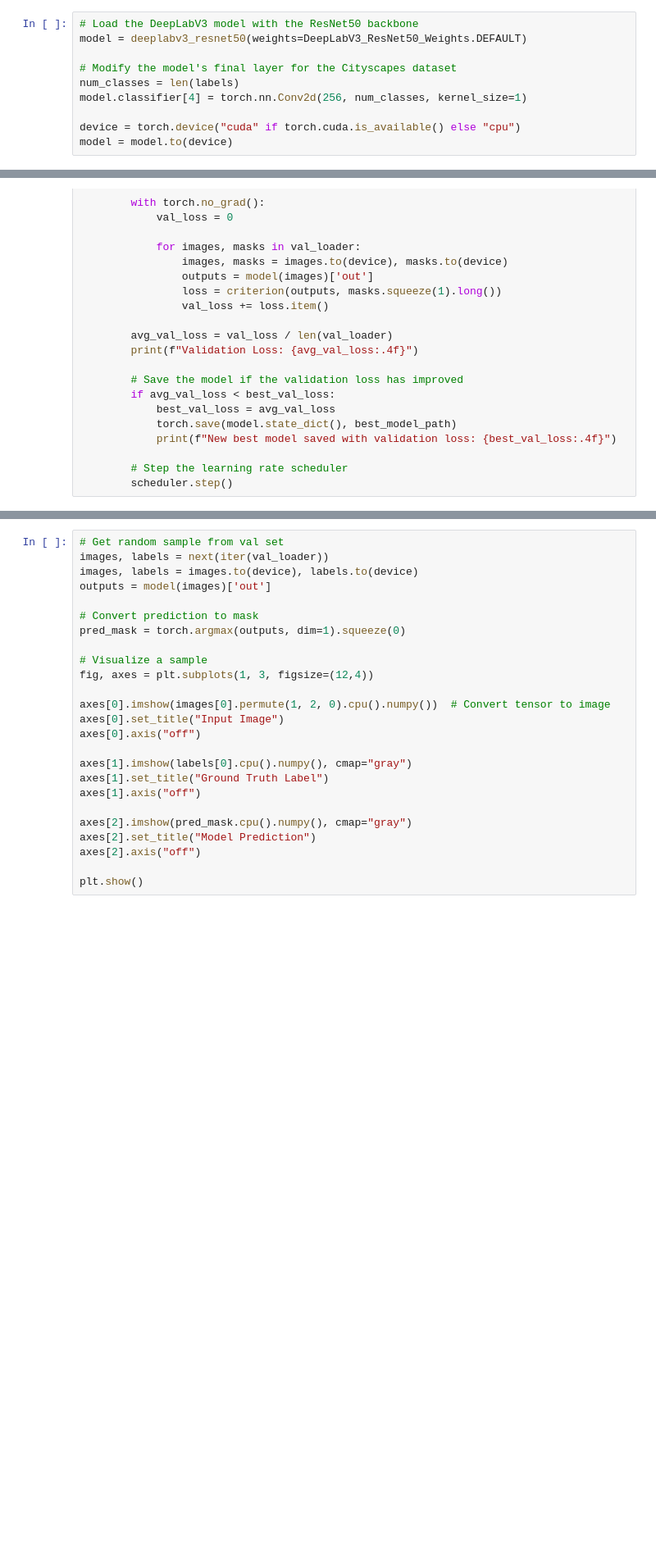
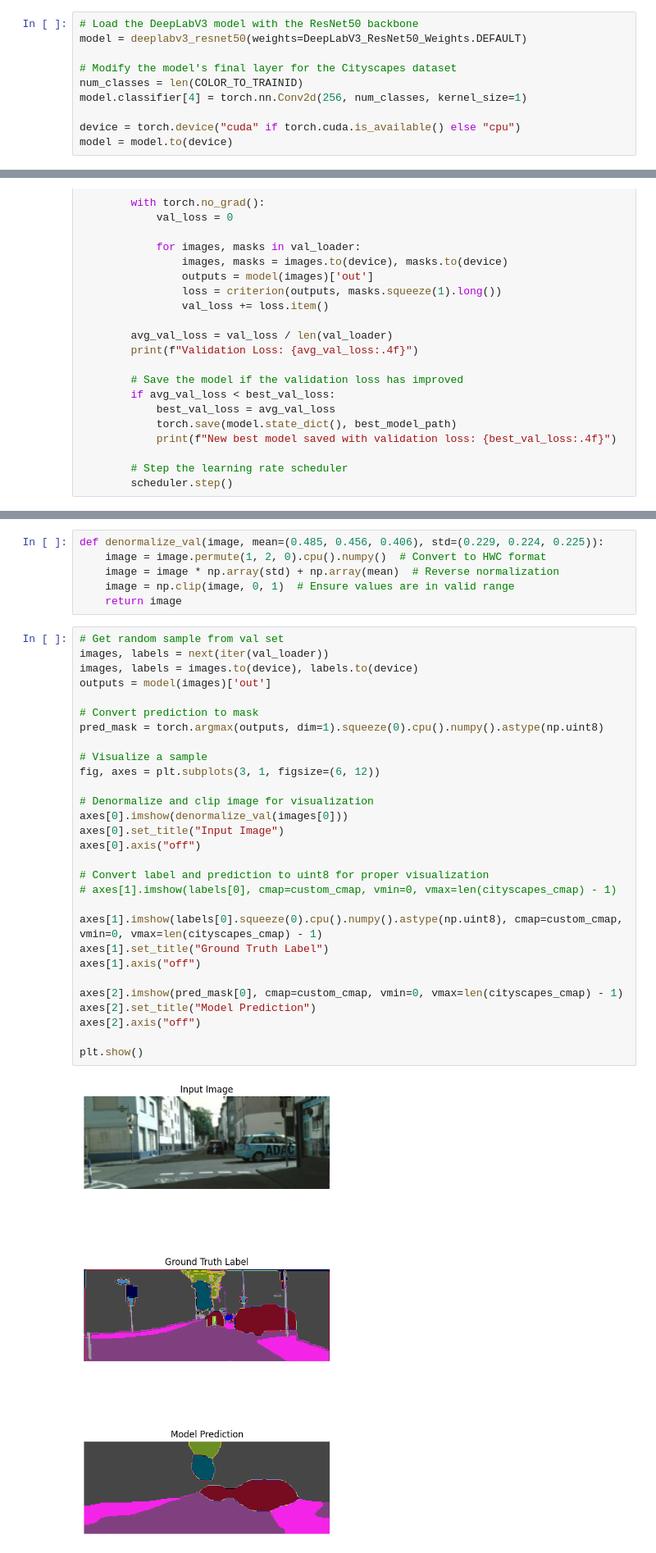
Before and after one commit to abeyyoseph/OtherProjects, a Jupyter notebook: CityscapesSemanticSegmentation/CityscapesSemanticSegmentation.ipynb, the cells around one changed output, grey strips where cells are left out. Shown at 82% size. Cells and saved outputs as stored; diff of their text form; blank space fills up the shorter version.

```diff
--- a/CityscapesSemanticSegmentation/CityscapesSemanticSegmentation.ipynb
+++ b/CityscapesSemanticSegmentation/CityscapesSemanticSegmentation.ipynb
@@ -264,7 +310,7 @@ val_dataset = CityscapesDataset(
 model = deeplabv3_resnet50(weights=DeepLabV3_ResNet50_Weights.DEFAULT)
 
 # Modify the model's final layer for the Cityscapes dataset
-num_classes = len(labels)
+num_classes = len(COLOR_TO_TRAINID)
 model.classifier[4] = torch.nn.Conv2d(256, num_classes, kernel_size=1)
 
 device = torch.device("cuda" if torch.cuda.is_available() else "cpu")
@@ -365,25 +414,37 @@ print("Average dice score for val set:", np.mean(dice_scores))
+# %%
+def denormalize_val(image, mean=(0.485, 0.456, 0.406), std=(0.229, 0.224, 0.225)):
+    image = image.permute(1, 2, 0).cpu().numpy()  # Convert to HWC format
+    image = image * np.array(std) + np.array(mean)  # Reverse normalization
+    image = np.clip(image, 0, 1)  # Ensure values are in valid range
+    return image
 # %%
 # Get random sample from val set
 images, labels = next(iter(val_loader))
 images, labels = images.to(device), labels.to(device)
 outputs = model(images)['out']
 
 # Convert prediction to mask
-pred_mask = torch.argmax(outputs, dim=1).squeeze(0)
+pred_mask = torch.argmax(outputs, dim=1).squeeze(0).cpu().numpy().astype(np.uint8)
 
 # Visualize a sample
-fig, axes = plt.subplots(1, 3, figsize=(12,4))
+fig, axes = plt.subplots(3, 1, figsize=(6, 12))
 
-axes[0].imshow(images[0].permute(1, 2, 0).cpu().numpy())  # Convert tensor to image
+# Denormalize and clip image for visualization
+axes[0].imshow(denormalize_val(images[0]))
 axes[0].set_title("Input Image")
 axes[0].axis("off")
 
-axes[1].imshow(labels[0].cpu().numpy(), cmap="gray")
+# Convert label and prediction to uint8 for proper visualization
+# axes[1].imshow(labels[0], cmap=custom_cmap, vmin=0, vmax=len(cityscapes_cmap) - 1)
+
+axes[1].imshow(labels[0].squeeze(0).cpu().numpy().astype(np.uint8), cmap=custom_cmap, vmin=0, vmax=len(cityscapes_cmap) - 1)
 axes[1].set_title("Ground Truth Label")
 axes[1].axis("off")
 
-axes[2].imshow(pred_mask.cpu().numpy(), cmap="gray")
+axes[2].imshow(pred_mask[0], cmap=custom_cmap, vmin=0, vmax=len(cityscapes_cmap) - 1)
 axes[2].set_title("Model Prediction")
 axes[2].axis("off")
 
 plt.show()
+# %% [output]
+[figure, added]
```
Also changed, not shown: parts of 8 cells of this notebook.
